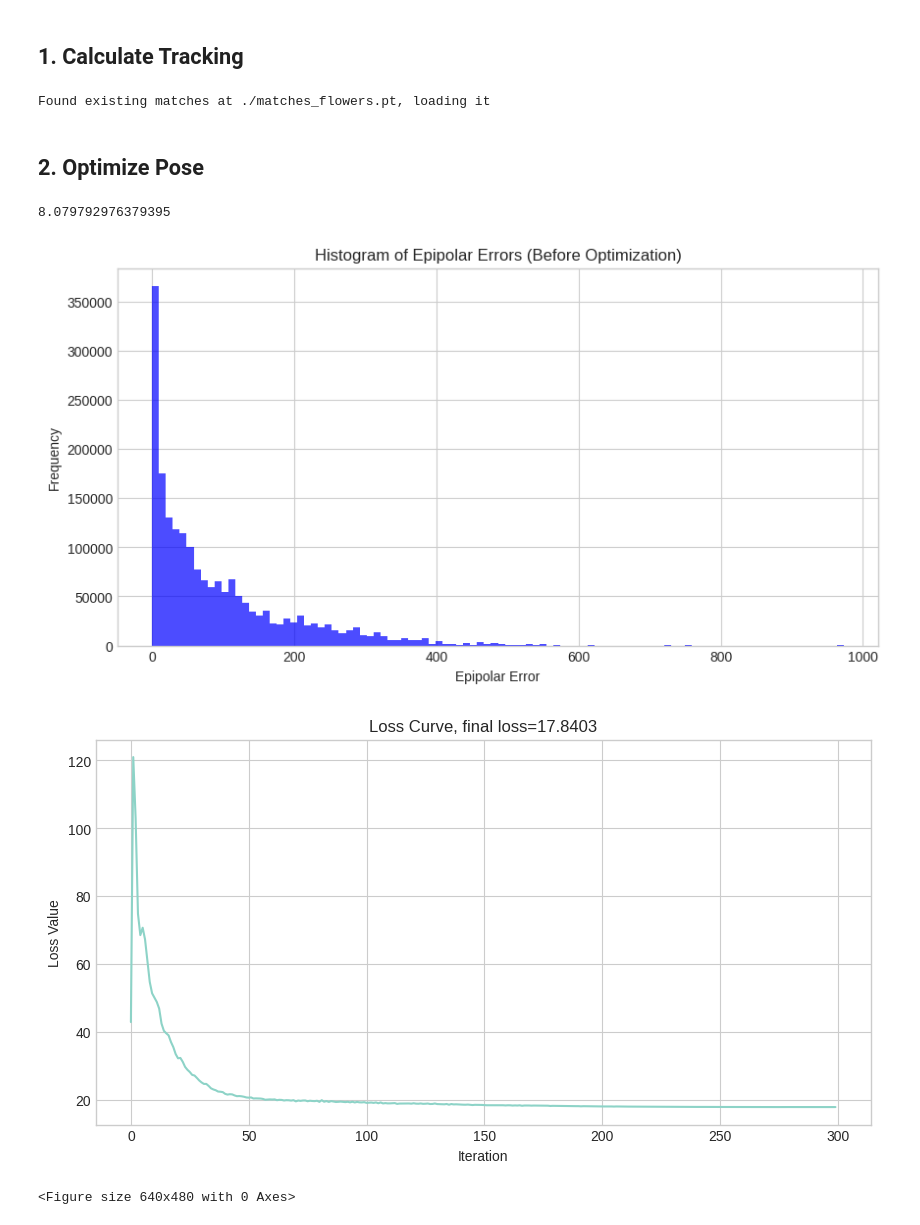
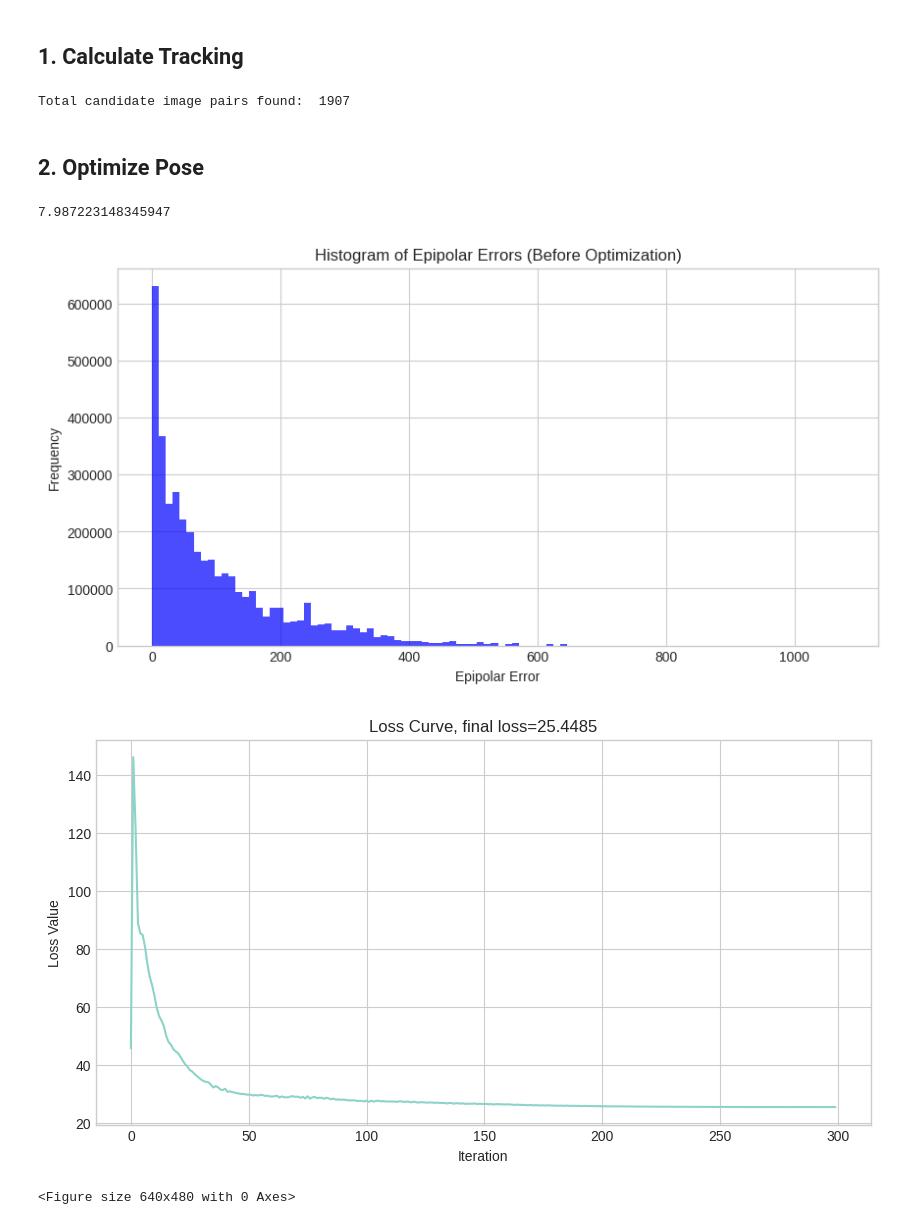
Before and after one commit to sIHURs/VGGT-X, a Jupyter notebook: notebooks/track_opt_xfeat_validate.ipynb, the cells around one changed output. Drawn from its saved outputs; the diff is of its cells as text; code cells hidden in the pictures.

```diff
--- a/notebooks/track_opt_xfeat_validate.ipynb
+++ b/notebooks/track_opt_xfeat_validate.ipynb
@@ -133,13 +134,13 @@ if os.path.exists(target_match_dir):
     match_outputs = torch.load(target_match_dir)
 else:
     max_query_pts = 4096 if len(images) < 500 else 2048
-    match_outputs = opt_utils.extract_matches(extrinsic, intrinsic, images, base_image_path_list, max_query_pts)
+    match_outputs = opt_utils.extract_matches(extrinsic, intrinsic, images, base_image_path_list, max_query_pts, err_range=60)
     match_outputs["original_width"] = images.shape[-1]
     match_outputs["original_height"] = images.shape[-2]
-    torch.save(match_outputs, target_match_dir)
-    print(f"Saved matches to {target_match_dir}")
+    # torch.save(match_outputs, target_match_dir)
+    # print(f"Saved matches to {target_match_dir}")
 # %% [output]
-Found existing matches at ./matches_flowers.pt, loading it
+Total candidate image pairs found:  1907
 # %% [markdown]
 ## 2. Optimize Pose
 # %%
@@ -295,16 +296,15 @@ def pose_optimization(match_outputs,
 # %%
 print(match_outputs["epipolar_err"])
 # %% [output]
-8.079792976379395
+7.987223148345947
 # %%
 extrinsic_, intrinsic_ = pose_optimization(
     match_outputs, extrinsic, intrinsic, images, depth_map, depth_conf,
     base_image_path_list, target_scene_dir='./', shared_intrinsics=True,
-    min_thr=10.0, max_thr=100
 )
 # %% [output]
-[figure, old version]
+[figure, new version]
-[figure, old version]
+[figure, new version]
 <Figure size 640x480 with 0 Axes>
 # %%
 # pred w2c
```
Also changed, not shown: parts of 5 cells of this notebook, 7 other files.
